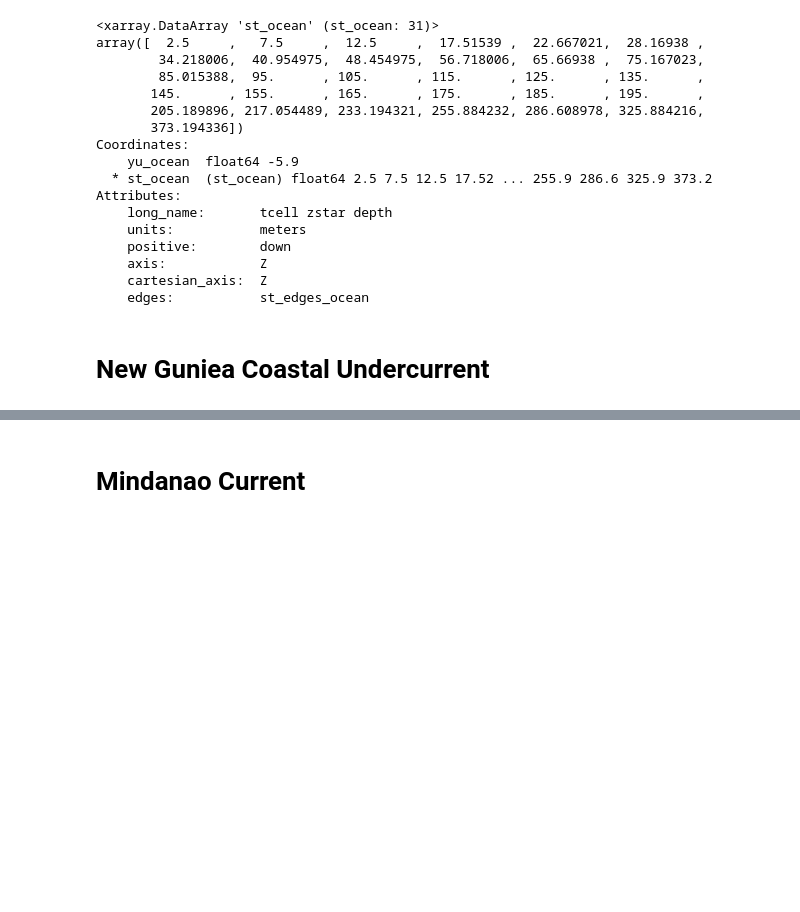
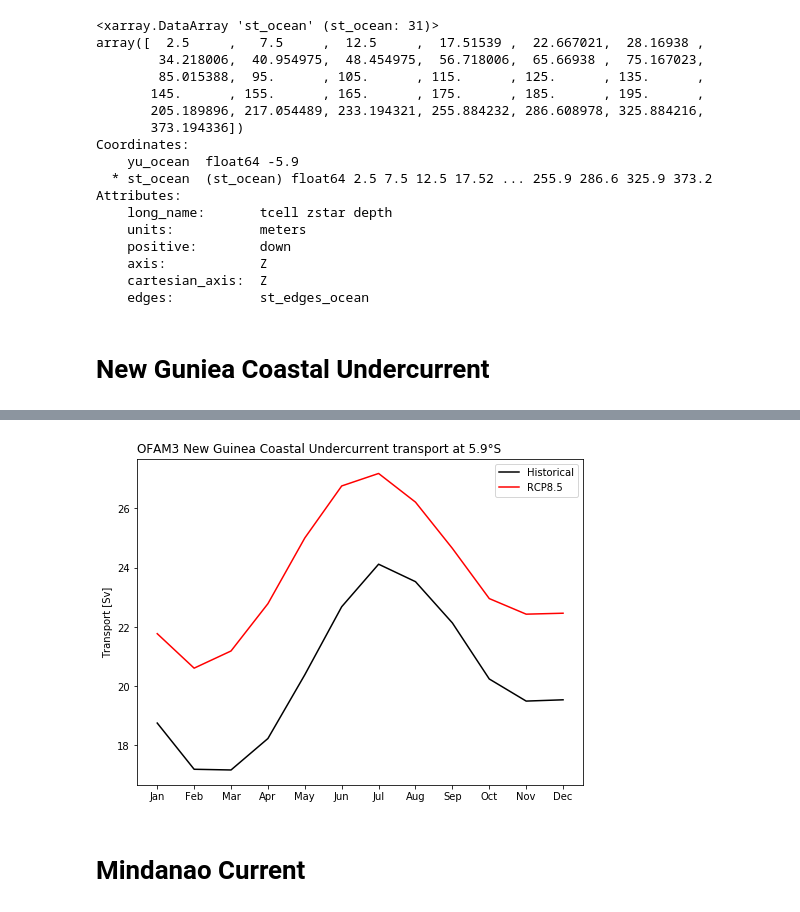
Before and after one commit to stellema/euc_particles, a Jupyter notebook: scripts/velocity_profile.ipynb, the cells around one changed output, grey strips where cells are left out. Drawn from its saved outputs; the diff is of its cells as text; code cells hidden in the pictures; blank space fills up the shorter version.

```diff
--- a/scripts/velocity_profile.ipynb
+++ b/scripts/velocity_profile.ipynb
@@ -250,12 +250,14 @@ Hist: 20.29, RCP: 23.67 Sv, Diff: 16.64
 # %%
 fig = plt.figure(figsize=(8, 6))
 plt.plot([i for i in calendar.month_abbr[1:]], xph/1e6, color='k', label='Historical')
 plt.plot(np.arange(12), xpr/1e6, color='r', label='RCP8.5')
 
 plt.ylabel('Transport [Sv]')
 plt.legend()
-plt.title('OFAM3 New Gunea Coastal Undercur transport at 5.9°S', loc='left')
-plt.savefig(fpath.joinpath('MC.png'))
+plt.title('OFAM3 New Guinea Coastal Undercurrent transport at 5.9°S', loc='left')
+plt.savefig(fpath.joinpath('NGCU.png'))
+# %% [output]
+[figure, added]
 # %% [markdown]
 # Mindanao Current
 # %%
```
Also changed, not shown: parts of 1 cell of this notebook, 13 other files.
